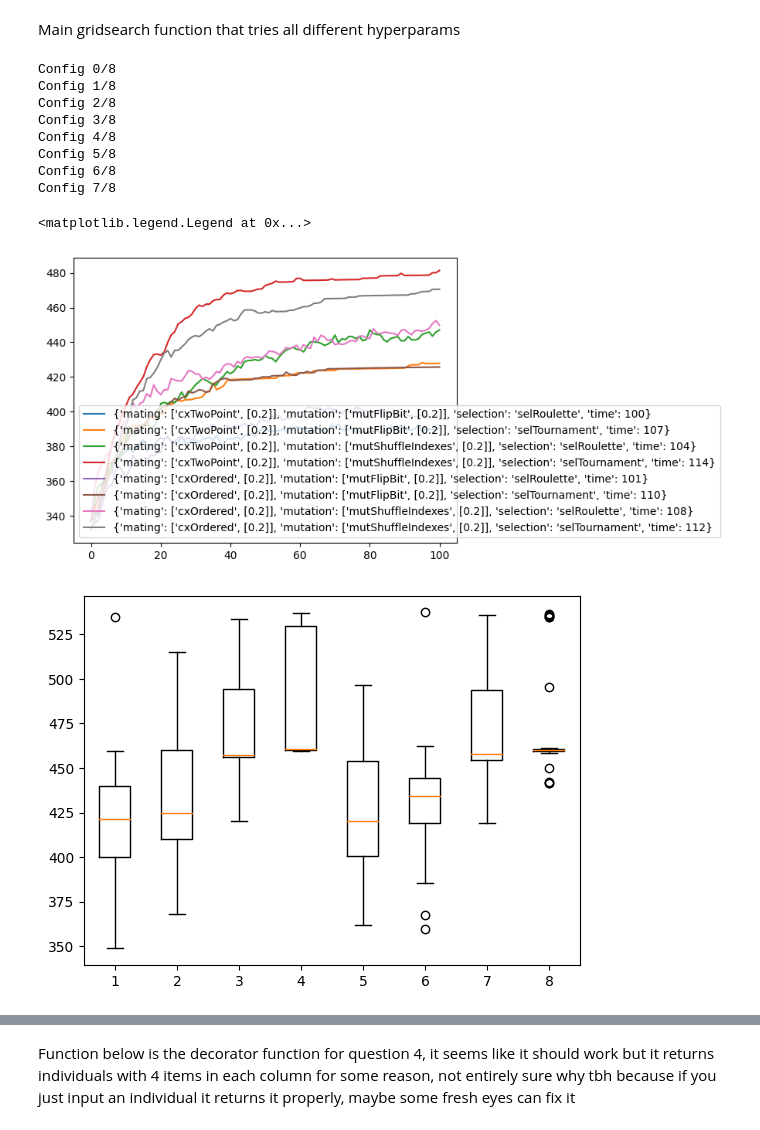
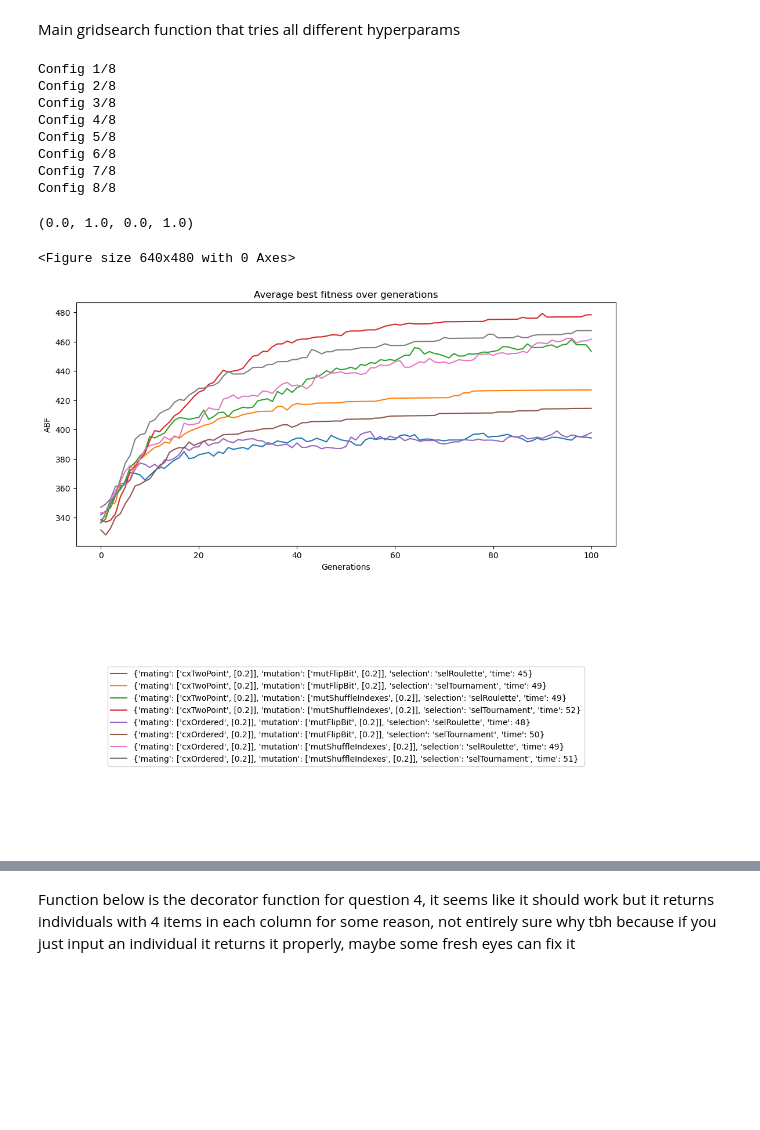
Before and after one commit to Arthexs/DecisionMakingAICI, a Jupyter notebook: Main_assignment1_1 copy.ipynb, the cells around one changed output, grey strips where cells are left out. Drawn from its saved outputs; the diff is of its cells as text; code cells hidden in the pictures; blank space fills up the shorter version.

Commit message:
Add legend to separate figure and add figure labels

```diff
--- a/Main_assignment1_1 copy.ipynb
+++ b/Main_assignment1_1 copy.ipynb
@@ -188,12 +188,16 @@ def gridsearch(nruns,mate_methods,mutation_methods,select_methods,ngen,mu,cxpb_l
             means_per_config=np.concatenate((means_per_config,means[:,None]),axis = 1)
             best_per_run_per_config = np.concatenate((best_per_run_per_config,best_per_run[:None]),axis = 1)
 
-        print('Config {}/{}'.format(method_id,len(iter_dict)))
+        print('Config {}/{}'.format(method_id+1,len(iter_dict)))
 
     return means_per_config,best_per_run_per_config,config
 
+# Exercise 1
+# mate_methods = [tools.cxTwoPoint]
+# mutation_methods =[tools.mutFlipBit]
+# select_methods= [tools.selTournament]
 
-
+# Exercise 2
 mate_methods = [tools.cxTwoPoint,tools.cxOrdered]
 mutation_methods =[tools.mutFlipBit,tools.mutShuffleIndexes]
 select_methods= [tools.selRoulette, tools.selTournament]
@@ -201,9 +205,8 @@ ngen = 100
 mu = 50
 cxpb = [0.2]
 mutpb = [0.2]
-abf,best_indivicuals,config = gridsearch(30,mate_methods,mutation_methods,select_methods,ngen,mu,cxpb,mutpb)
+abf,best_individuals,config = gridsearch(30,mate_methods,mutation_methods,select_methods,ngen,mu,cxpb,mutpb)
 # %% [output]
-Config 0/8
 Config 1/8
 Config 2/8
 Config 3/8
@@ -211,14 +214,19 @@ Config 4/8
 Config 5/8
 Config 6/8
 Config 7/8
+Config 8/8
-# %%
-
-plt.plot(abf);
-plt.legend(config)
-# %% [output]
-<matplotlib.legend.Legend at 0x...>
-[figure, removed]
-# %%
-plt.boxplot(best_indivicuals);
-# %% [output]
-[figure, removed]
+# %%
+# Plot botht the figure and the legend separately
+plt.figure()
+fig, axes = plt.subplots(ncols=1,nrows=2,figsize=(12,12))
+axes[0].plot(abf,label=config)
+h,l = axes[0].get_legend_handles_labels()
+axes[0].set_xlabel('Generations')
+axes[0].set_ylabel('ABF')
+axes[0].set_title('Average best fitness over generations')
+axes[1].legend(h,l,loc='center')
+axes[1].axis('off')
+# %% [output]
+(0.0, 1.0, 0.0, 1.0)
+<Figure size 640x480 with 0 Axes>
+[figure, added]
```
Also changed, not shown: parts of 1 cell of this notebook.
